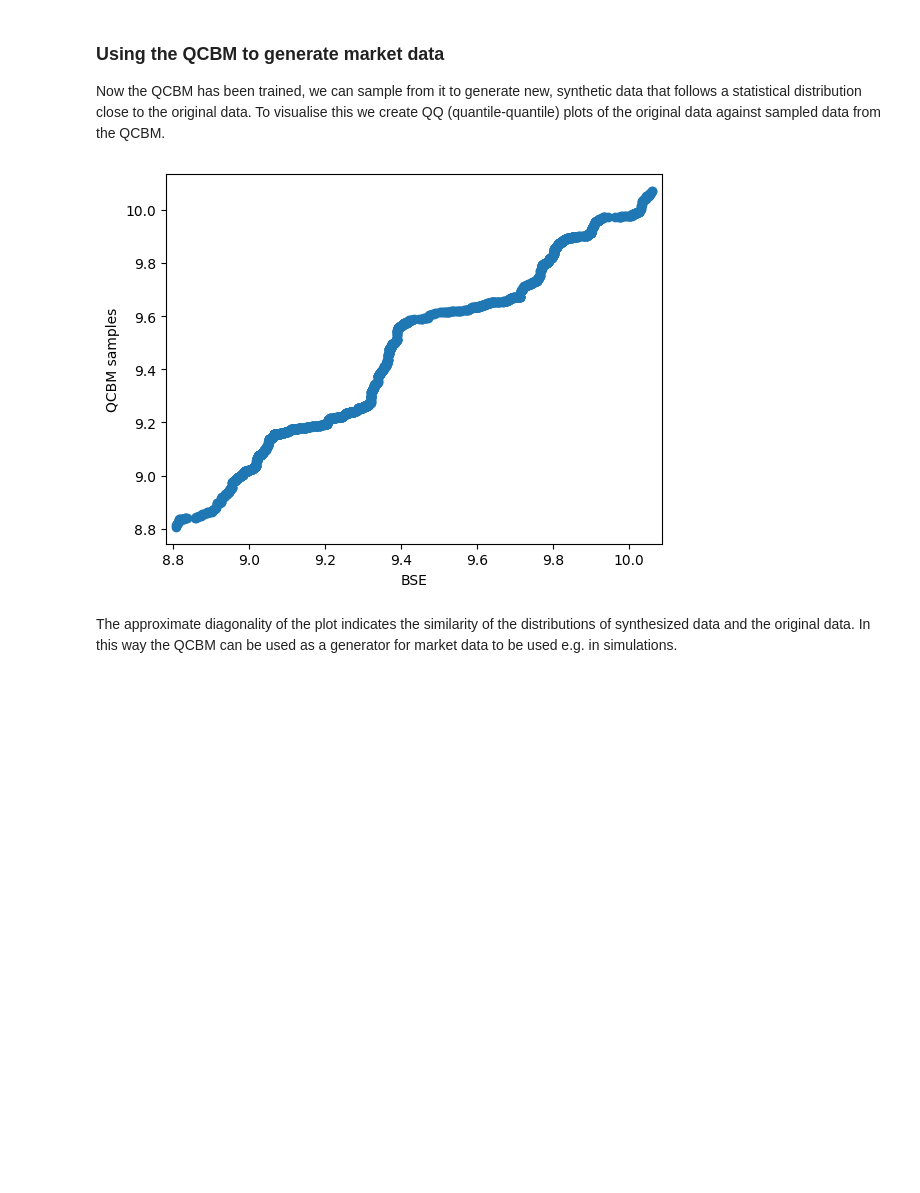
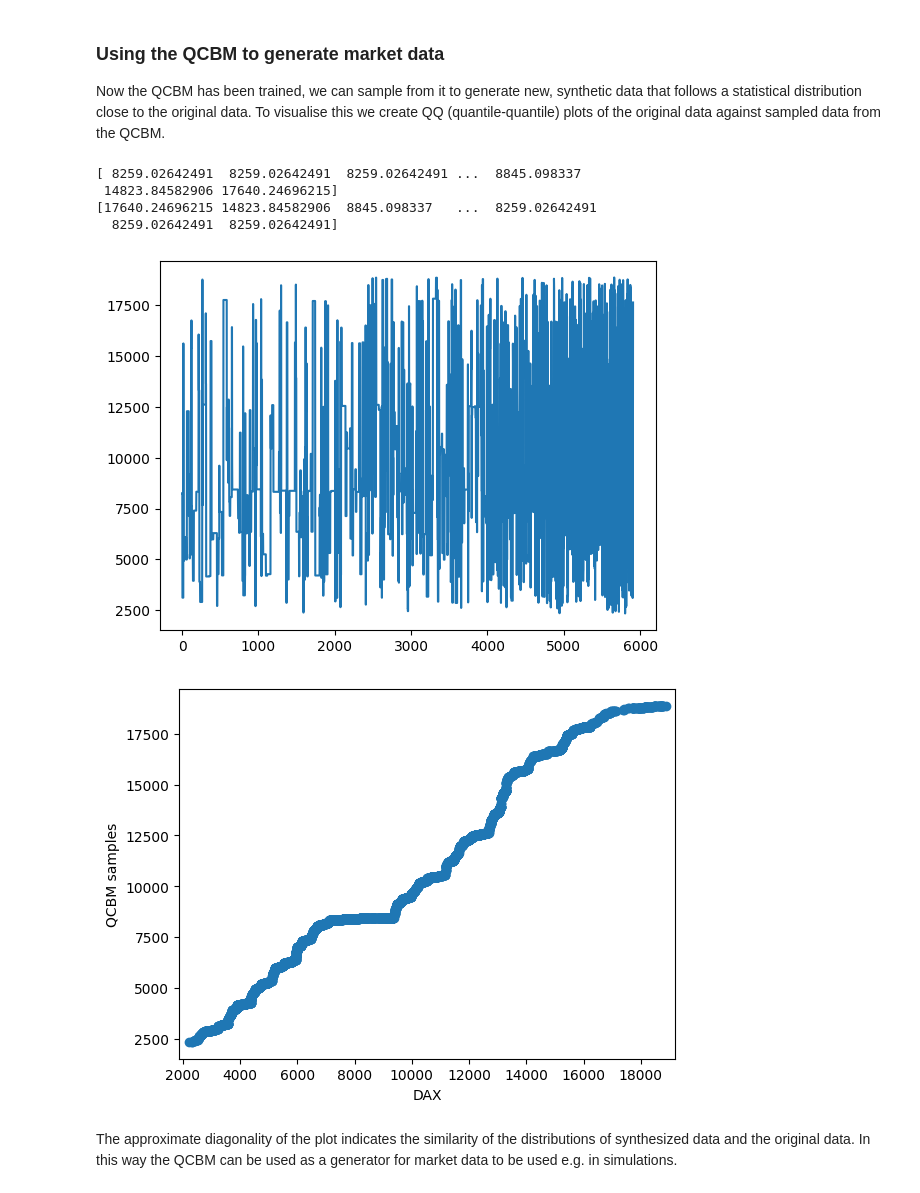
Before and after one commit to Soham-Deshpande/QCBM-Options-Pricing, a Jupyter notebook: src/Qcbm-Heston.ipynb, the cells around one changed output. Saved outputs shown, nothing was run; the diff lists cells and outputs as text; code cells hidden in the pictures; blank space fills up the shorter version.

```diff
--- a/src/Qcbm-Heston.ipynb
+++ b/src/Qcbm-Heston.ipynb
@@ -13,19 +13,22 @@ from braket.circuits import Circuit, FreeParameter, Gate, Observable
 from braket.devices import LocalSimulator
 from braket.aws import AwsDevice, AwsQuantumTask
 # %%
+
 # load some data that we wish to synthetically generate new samples for,
 # here daily log-returns of a (the German DAX) stock index
 import pandas as pd
 
-df = pd.read_csv('bse100.csv',header=1)  # load data downloaded from the UCI Machine Learning Repository
+
+path = "../data/dax_historical.csv"
+df = pd.read_csv(path)  # load data downloaded from the UCI Machine Learning Repository
                                                 # https://archive.ics.uci.edu/ml/datasets/ISTANBUL%20STOCK%20EXCHANGE
-D = df[['date','BSE100']] # take daily DAX (German stock index) log-returns from the dataset for a period of 536 days
+D = df[['Date','Close']] # take daily DAX (German stock index) log-returns from the dataset for a period of 536 days
 
-DAX_min = D['BSE100'].min() # maximum value of the data
-DAX_max = D['BSE100'].max() # minimum value of the data
+DAX_min = D['Close'].min() # maximum value of the data
+DAX_max = D['Close'].max() # minimum value of the data
 DAX_range = DAX_max - DAX_min   # data range
 
-data = D['BSE100'].to_numpy()  # convert data to numpy array
+data = D['Close'].to_numpy()  # convert data to numpy array
 plt.hist(data,bins=50)  # plot the data as a histogram
 plt.show()
 # %% [output]
@@ -395,22 +328,31 @@ Now the QCBM has been trained, we can sample from it to generate new, synthetic
 # %%
 # create a QQ (quantile-quantile) plot of the two distributions (DAX log-returns and QCBM generated data)
 # once a good set of theta parameters has been obtained and saved in "thetas_opt.csv", this section can be executed on its own
 
 import statsmodels.api as sm
 import matplotlib.pyplot as plt
 from statsmodels.graphics.gofplots import qqplot_2samples
 
-thetas_opt = np.genfromtxt("thetas_opt.csv",delimiter=",") # load good theta parameters previously obtained to avoid
+thetas_opt = np.genfromtxt("../data/thetas_opt.csv",delimiter=",") # load good theta parameters previously obtained to avoid
                                                          # having to run the training algorithm again
 device = LocalSimulator()    # use simulator, below we will use actual quantum hardware
 samples = np.array(run_qcbm([thetas_opt],DAX_min,DAX_max,epsilon=epsilon,K=len(data))[0])
+print(samples)
+plt.plot(samples)
 
+
+print(samples[::-1])
 pp_x = sm.ProbPlot(data)  # probability plot of x-data
 pp_y = sm.ProbPlot(samples)  # probabilily plot of y-data
-qqplot_2samples(pp_x, pp_y,xlabel='BSE',ylabel='QCBM samples')  # plot the two sets against one another
+qqplot_2samples(pp_x, pp_y,xlabel='DAX',ylabel='QCBM samples')  # plot the two sets against one another
 plt.show()
 # %% [output]
+[ 8259.02642491  8259.02642491  8259.02642491 ...  8845.098337
+ 14823.84582906 17640.24696215]
+[17640.24696215 14823.84582906  8845.098337   ...  8259.02642491
+  8259.02642491  8259.02642491]
-[figure, old version]
+[figure, new version]
+[figure, added]
 # %% [markdown]
 The approximate diagonality of the plot indicates the similarity of the distributions of synthesized data and the original data. In this way the QCBM can be used as a generator for market data to be used e.g. in simulations.
 # %% [markdown]
```
Also changed, not shown: parts of 5 cells of this notebook.
